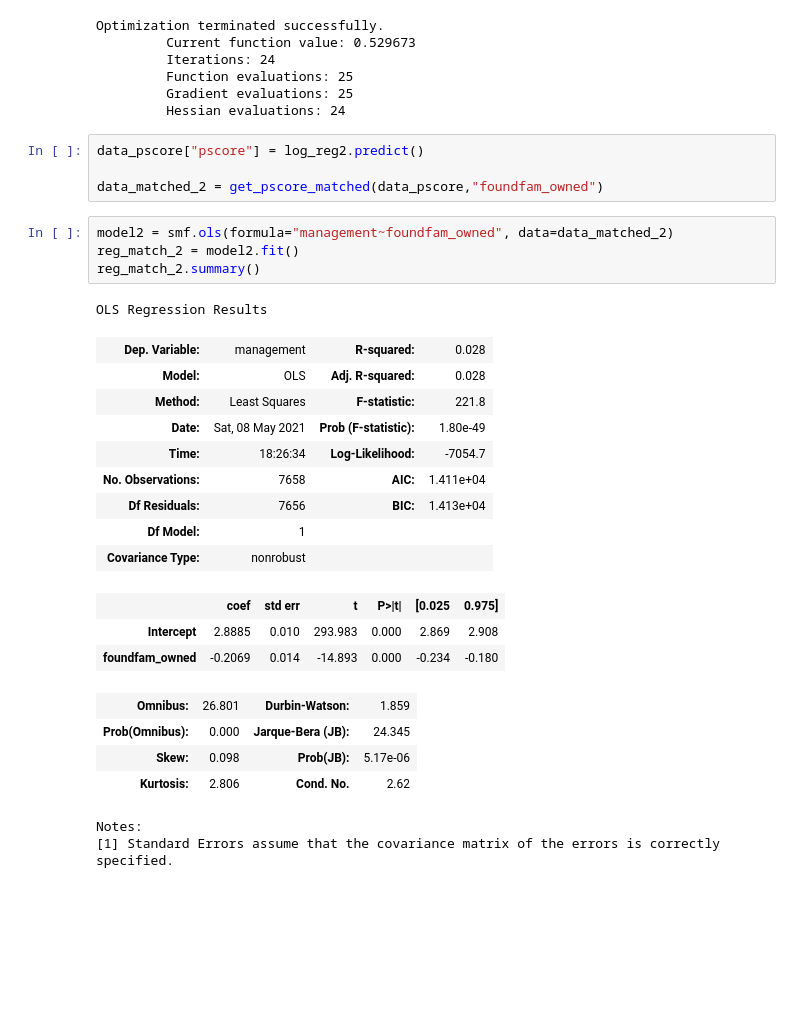
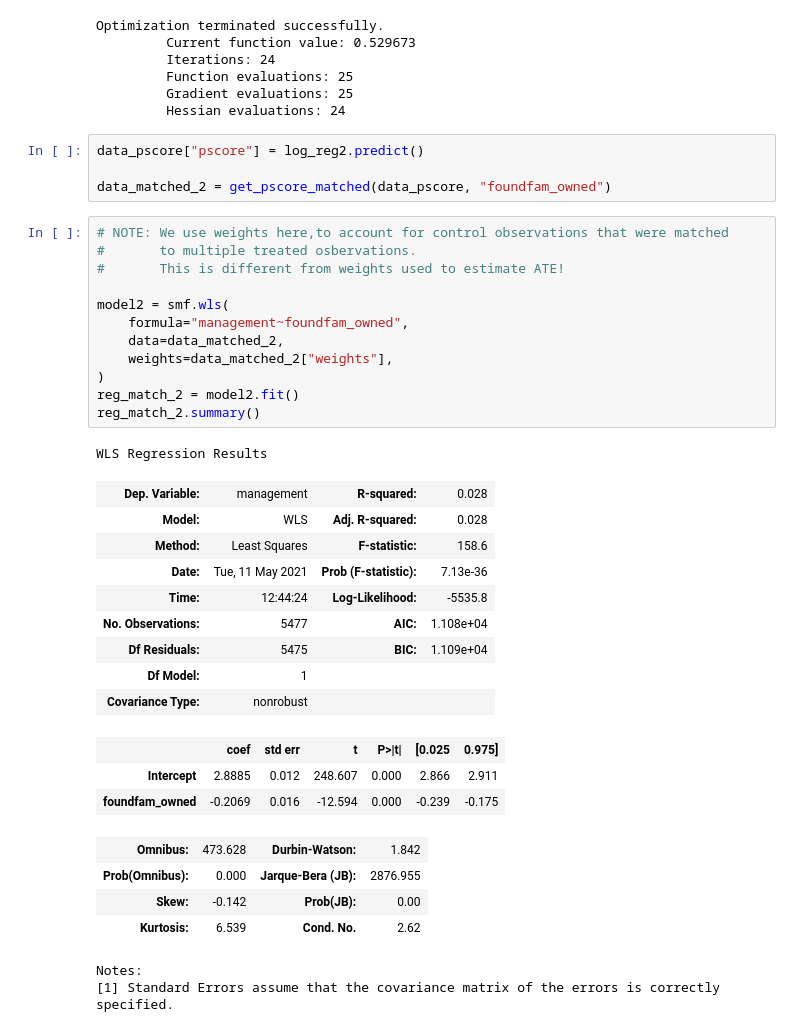
Before and after one commit to gabors-data-analysis/da_case_studies, a Jupyter notebook: ch21-ownership-management-quality/ch21-wms-02-analysis.ipynb, the cells around one changed output. Drawn from its saved outputs; the diff is of its cells as text; blank space fills up the shorter version.

```diff
--- a/ch21-ownership-management-quality/ch21-wms-02-analysis.ipynb
+++ b/ch21-ownership-management-quality/ch21-wms-02-analysis.ipynb
@@ -364,31 +376,39 @@ Optimization terminated successfully.
 # %%
 data_pscore["pscore"] = log_reg2.predict()
 
-data_matched_2 = get_pscore_matched(data_pscore,"foundfam_owned")
+data_matched_2 = get_pscore_matched(data_pscore, "foundfam_owned")
-# %%
-model2 = smf.ols(formula="management~foundfam_owned", data=data_matched_2)
-reg_match_2 = model2.fit()
-reg_match_2.summary()
-# %% [output]
-OLS Regression Results
-| Dep. Variable: | management | R-squared: | 0.028 |
-| Model: | OLS | Adj. R-squared: | 0.028 |
-| Method: | Least Squares | F-statistic: | 221.8 |
-| Date: | Sat, 08 May 2021 | Prob (F-statistic): | 1.80e-49 |
-| Time: | 18:26:34 | Log-Likelihood: | -7054.7 |
-| No. Observations: | 7658 | AIC: | 1.411e+04 |
-| Df Residuals: | 7656 | BIC: | 1.413e+04 |
-| Df Model: | 1 |  |  |
-| Covariance Type: | nonrobust |  |  |
-|  | coef | std err | t | P>|t| | [0.025 | 0.975] |
-| Intercept | 2.8885 | 0.010 | 293.983 | 0.000 | 2.869 | 2.908 |
-| foundfam_owned | -0.2069 | 0.014 | -14.893 | 0.000 | -0.234 | -0.180 |
-| Omnibus: | 26.801 | Durbin-Watson: | 1.859 |
-| Prob(Omnibus): | 0.000 | Jarque-Bera (JB): | 24.345 |
-| Skew: | 0.098 | Prob(JB): | 5.17e-06 |
-| Kurtosis: | 2.806 | Cond. No. | 2.62 |
-Notes:
-[1] Standard Errors assume that the covariance matrix of the errors is correctly specified.
+# %%
+# NOTE: We use weights here,to account for control observations that were matched
+#       to multiple treated osbervations.
+#       This is different from weights used to estimate ATE!
+
+model2 = smf.wls(
+    formula="management~foundfam_owned",
+    data=data_matched_2,
+    weights=data_matched_2["weights"],
+)
+reg_match_2 = model2.fit()
+reg_match_2.summary()
+# %% [output]
+WLS Regression Results
+| Dep. Variable: | management | R-squared: | 0.028 |
+| Model: | WLS | Adj. R-squared: | 0.028 |
+| Method: | Least Squares | F-statistic: | 158.6 |
+| Date: | Tue, 11 May 2021 | Prob (F-statistic): | 7.13e-36 |
+| Time: | 12:44:24 | Log-Likelihood: | -5535.8 |
+| No. Observations: | 5477 | AIC: | 1.108e+04 |
+| Df Residuals: | 5475 | BIC: | 1.109e+04 |
+| Df Model: | 1 |  |  |
+| Covariance Type: | nonrobust |  |  |
+|  | coef | std err | t | P>|t| | [0.025 | 0.975] |
+| Intercept | 2.8885 | 0.012 | 248.607 | 0.000 | 2.866 | 2.911 |
+| foundfam_owned | -0.2069 | 0.016 | -12.594 | 0.000 | -0.239 | -0.175 |
+| Omnibus: | 473.628 | Durbin-Watson: | 1.842 |
+| Prob(Omnibus): | 0.000 | Jarque-Bera (JB): | 2876.955 |
+| Skew: | -0.142 | Prob(JB): | 0.00 |
+| Kurtosis: | 6.539 | Cond. No. | 2.62 |
+Notes:
+[1] Standard Errors assume that the covariance matrix of the errors is correctly specified.
 # %%
 stargazer = Stargazer([reg_match, reg_match_2])
 stargazer.rename_covariates(
```
Also changed, not shown: parts of 3 cells of this notebook, 1 other file.
